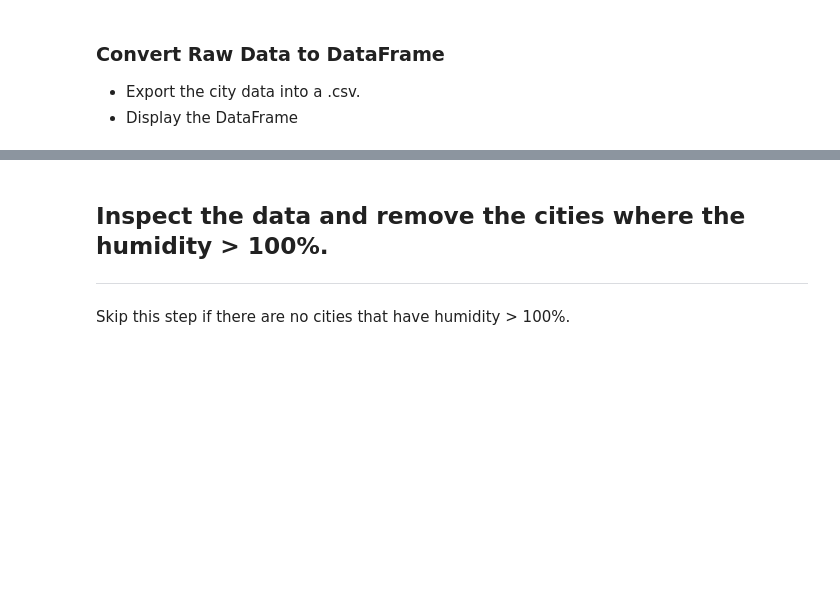
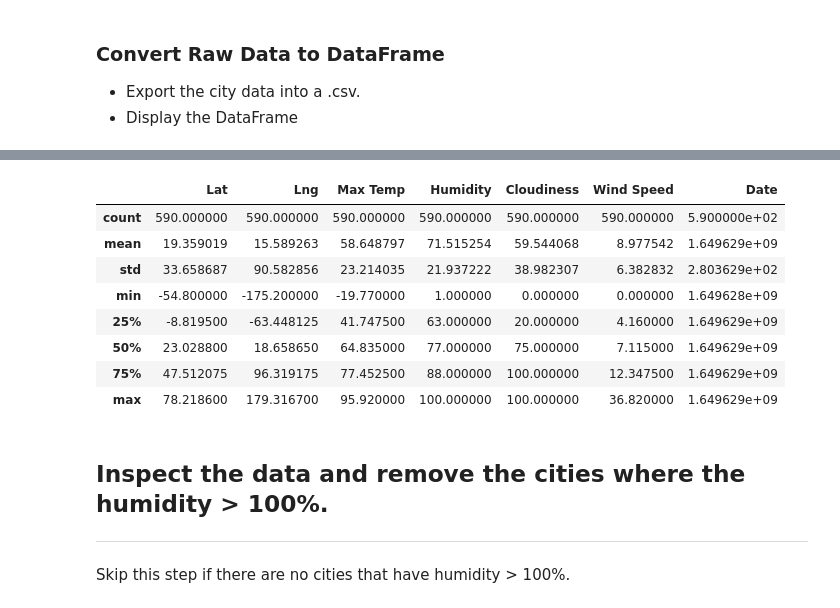
Before and after one commit to vishaalgupta/python-api-challange, a Jupyter notebook: WeatherPy/WeatherPy.ipynb, the cells around one changed output, grey strips where cells are left out. Drawn from its saved outputs; the diff is of its cells as text; code cells hidden in the pictures; blank space fills up the shorter version.

Commit message:
WeatherPy: created dataframe

```diff
--- a/WeatherPy/WeatherPy.ipynb
+++ b/WeatherPy/WeatherPy.ipynb
@@ -103,0 +175,14 @@ Data Retrieval Complete
+# %%
+city_dict = {
+    "City": cities_exist,
+    "Lat": lat,
+    "Lng": lng,
+    "Max Temp": temp,
+    "Humidity": humidity,
+    "Cloudiness": cloudiness,
+    "Wind Speed": wind_speed,
+    "Country": country,
+    "Date": date
+}
+city_data = pd.DataFrame(city_dict)
+city_data.head()
@@ -104,3 +196,15 @@ Data Retrieval Complete
+# %%
+city_data.describe()
+# %% [output]
+|  | Lat | Lng | Max Temp | Humidity | Cloudiness | Wind Speed | Date |
+| count | 590.000000 | 590.000000 | 590.000000 | 590.000000 | 590.000000 | 590.000000 | 5.900000e+02 |
+| mean | 19.359019 | 15.589263 | 58.648797 | 71.515254 | 59.544068 | 8.977542 | 1.649629e+09 |
+| std | 33.658687 | 90.582856 | 23.214035 | 21.937222 | 38.982307 | 6.382832 | 2.803629e+02 |
+| min | -54.800000 | -175.200000 | -19.770000 | 1.000000 | 0.000000 | 0.000000 | 1.649628e+09 |
+| 25% | -8.819500 | -63.448125 | 41.747500 | 63.000000 | 20.000000 | 4.160000 | 1.649629e+09 |
+| 50% | 23.028800 | 18.658650 | 64.835000 | 77.000000 | 75.000000 | 7.115000 | 1.649629e+09 |
+| 75% | 47.512075 | 96.319175 | 77.452500 | 88.000000 | 100.000000 | 12.347500 | 1.649629e+09 |
+| max | 78.218600 | 179.316700 | 95.920000 | 100.000000 | 100.000000 | 36.820000 | 1.649629e+09 |
 # %% [markdown]
 ## Inspect the data and remove the cities where the humidity > 100%.
 ----
```
Also changed, not shown: parts of 12 cells of this notebook, 2 other files.
